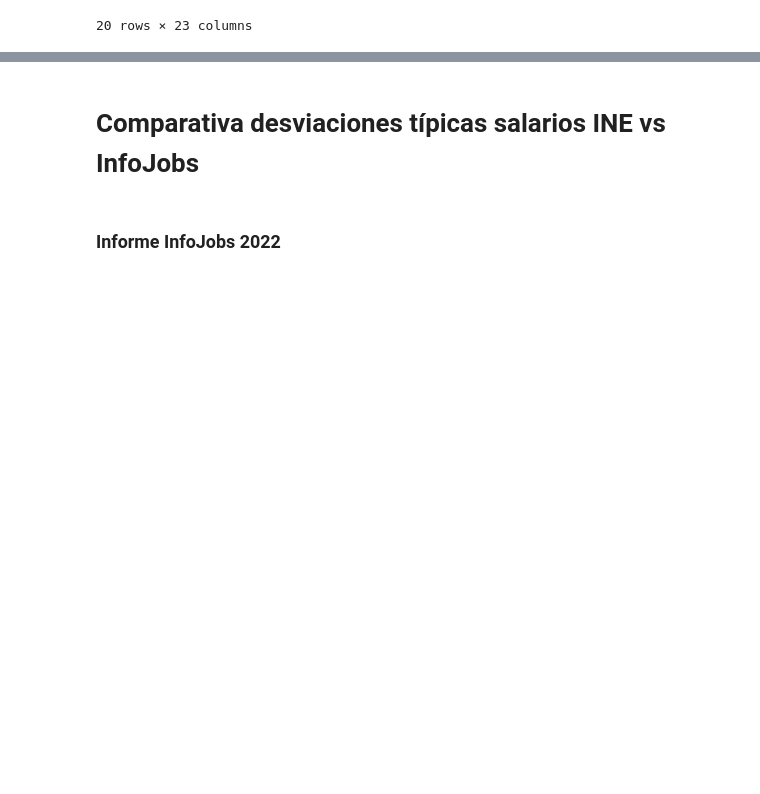
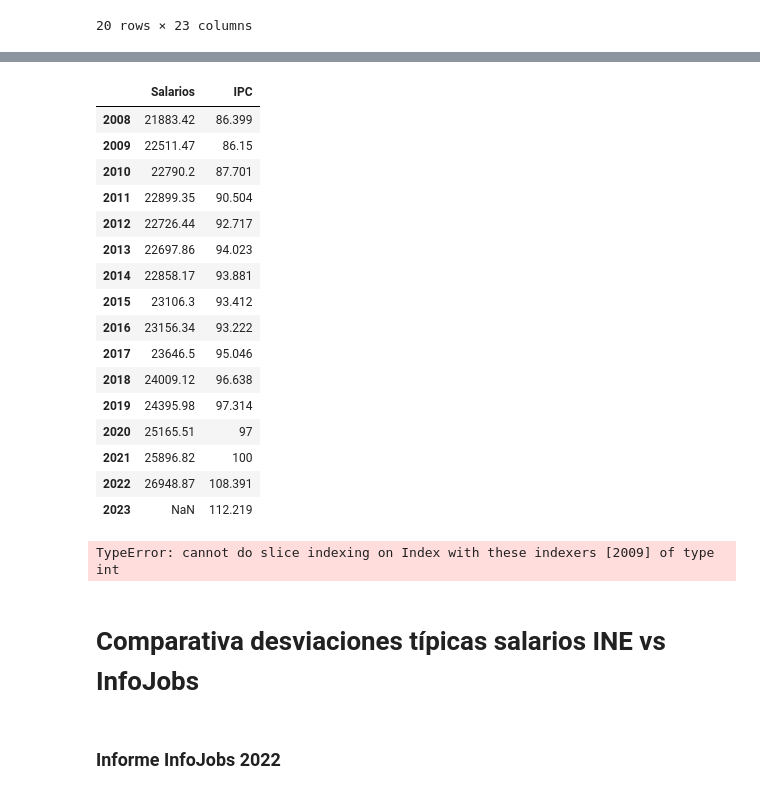
Before and after one commit to adrianbenitezrueda/first-project-data, a Jupyter notebook: main_josemi.ipynb, the cells around one changed output, grey strips where cells are left out. Drawn from its saved outputs; the diff is of its cells as text; code cells hidden in the pictures; blank space fills up the shorter version.

```diff
--- a/main_josemi.ipynb
+++ b/main_josemi.ipynb
@@ -159,0 +179,2 @@ ipc_ccaa_media_anual_2002_2023
+# %%
+df_salario_INE = df_salario_nacional_sexo_y_edad_clean.head(1)
@@ -159,0 +194,5 @@ ipc_ccaa_media_anual_2002_2023
+# %%
+df_combinado = pd.concat([df_salario_INE, df_IPC_INE_2008], axis=0)
+df_combinado.rename({0: 'Salarios', 1: 'IPC'}, inplace=True)
+df_combinado = df_combinado.drop(df_combinado.columns[0], axis=1)
+df_combinado
@@ -160,3 +203,40 @@ ipc_ccaa_media_anual_2002_2023
+# %%
+df_combinado.loc["Salarios", "2022"] = 26948.87
+df_combinado_t = df_combinado.T
+df_combinado_t
+# %% [output]
+|  | Salarios | IPC |
+| 2008 | 21883.42 | 86.399 |
+| 2009 | 22511.47 | 86.15 |
+| 2010 | 22790.2 | 87.701 |
+| 2011 | 22899.35 | 90.504 |
+| 2012 | 22726.44 | 92.717 |
+| 2013 | 22697.86 | 94.023 |
+| 2014 | 22858.17 | 93.881 |
+| 2015 | 23106.3 | 93.412 |
+| 2016 | 23156.34 | 93.222 |
+| 2017 | 23646.5 | 95.046 |
+| 2018 | 24009.12 | 96.638 |
+| 2019 | 24395.98 | 97.314 |
+| 2020 | 25165.51 | 97 |
+| 2021 | 25896.82 | 100 |
+| 2022 | 26948.87 | 108.391 |
+| 2023 | NaN | 112.219 |
+# %%
+# Calcular la diferencia interanual de los salarios
+diferencia_interanual = df_combinado_t['Salarios'].pct_change()
+
+# Calcular la media de la diferencia interanual (ajustando el rango)
+media_diferencia_interanual_ajustada = diferencia_interanual.loc[2009:2021].mean()
+
+# Calcular el salario estimado para 2023 con la media ajustada
+salario_2022 = df_combinado_t.loc[2022, 'Salarios']
+salario_2023_estimado_ajustado = salario_2022 * (1 + media_diferencia_interanual_ajustada)
+
+# Actualizar el valor estimado del salario de 2023 en el DataFrame usando fillna
+df_combinado_t['Salarios'] = df_combinado_t['Salarios'].fillna(salario_2023_estimado_ajustado)
+# %% [output]
+TypeError: cannot do slice indexing on Index with these indexers [2009] of type int
 # %% [markdown]
 # Comparativa desviaciones típicas salarios INE vs InfoJobs
 # %% [markdown]
```
Also changed, not shown: parts of 6 cells of this notebook.
